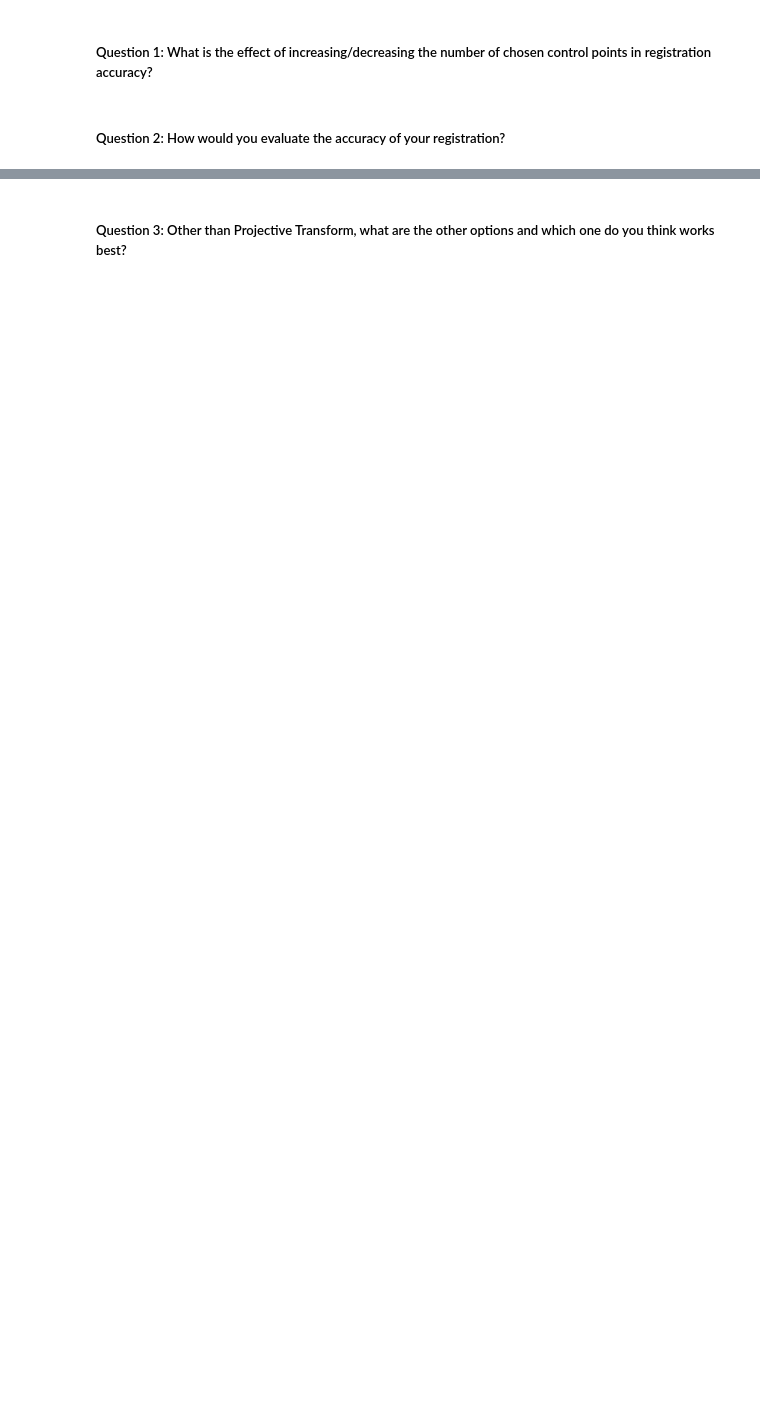
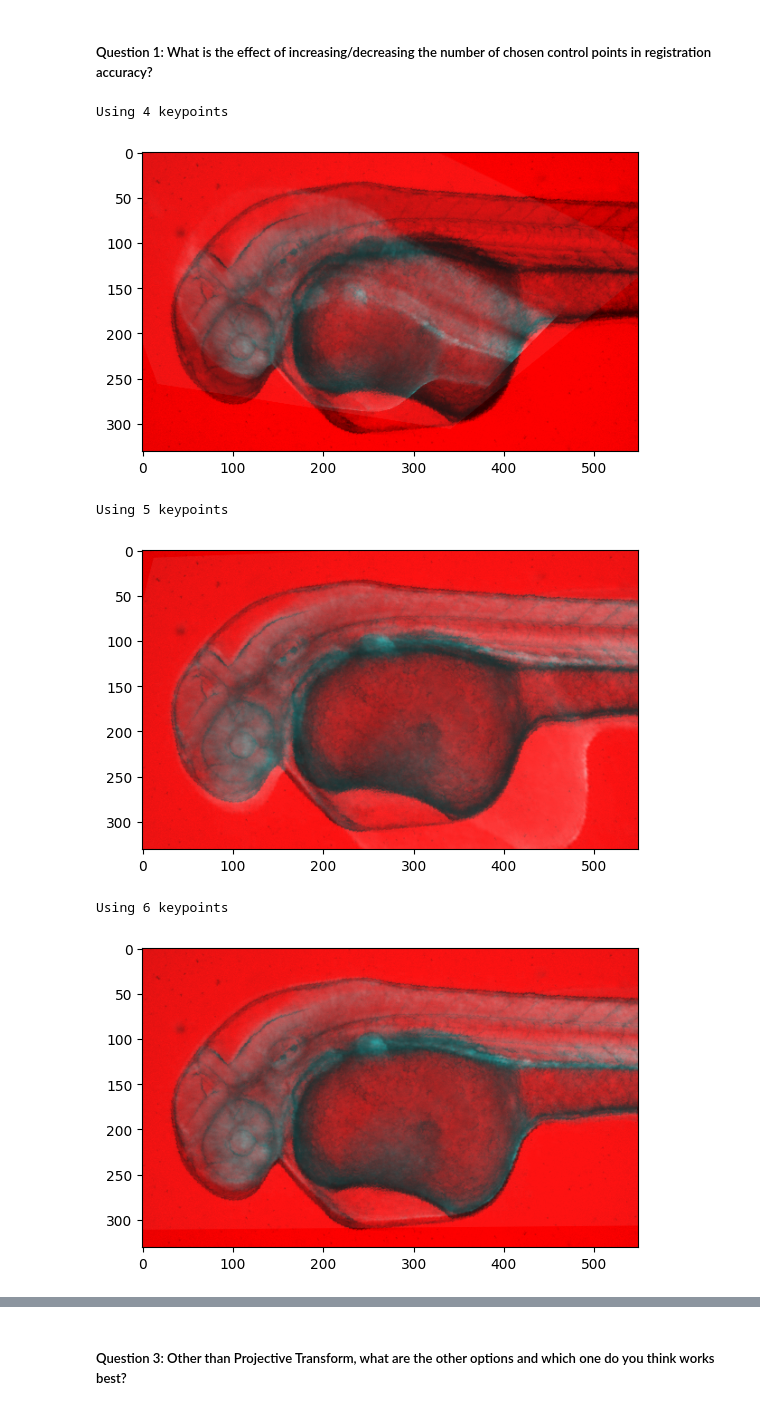
Before and after one commit to ZosoV/msc_semester2, a Jupyter notebook: computer_vision/labs/Lab4/lab4.ipynb, the cells around one changed output, grey strips where cells are left out. Cells and saved outputs as stored; diff of their text form; code cells hidden in the pictures; blank space fills up the shorter version.

```diff
--- a/computer_vision/labs/Lab4/lab4.ipynb
+++ b/computer_vision/labs/Lab4/lab4.ipynb
@@ -164,4 +150,19 @@ ValueError: could not broadcast input array from shape (331,549) into shape (331
 # %% [markdown]
 ##### Question 1: What is the effect of increasing/decreasing the number of chosen control points in registration accuracy?
-# %% [markdown]
-##### Question 2: How would you evaluate the accuracy of your registration?
+# %%
+## Image and key points pairs
+
+for idx in [3, 4, 5]:
+    print(f"Using {idx+1} keypoints")
+    images_pairs = {
+        'vis': (img_vis, np.array(keypointsA[:idx], dtype=np.float32)),
+        'cfp': (img_cfp, np.array(keypointsB[:idx], dtype=np.float32))
+    }
+    image_source, img_transformed, image_target = estimate_transform_and_overlap(images_pairs)
+# %% [output]
+Using 4 keypoints
+[figure, added]
+Using 5 keypoints
+[figure, added]
+Using 6 keypoints
+[figure, added]
```
Also changed, not shown: parts of 16 cells of this notebook, 2 other files.
